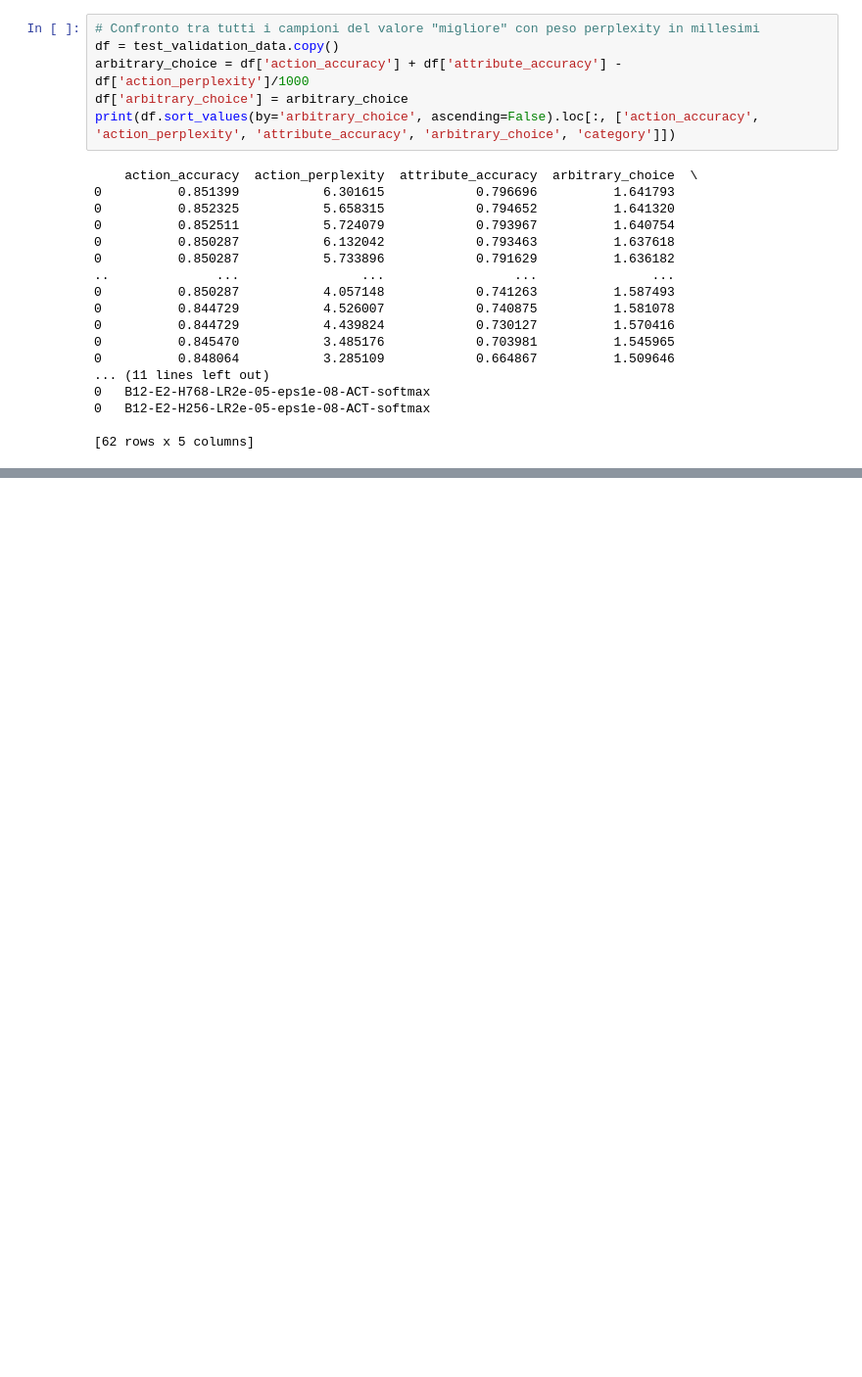
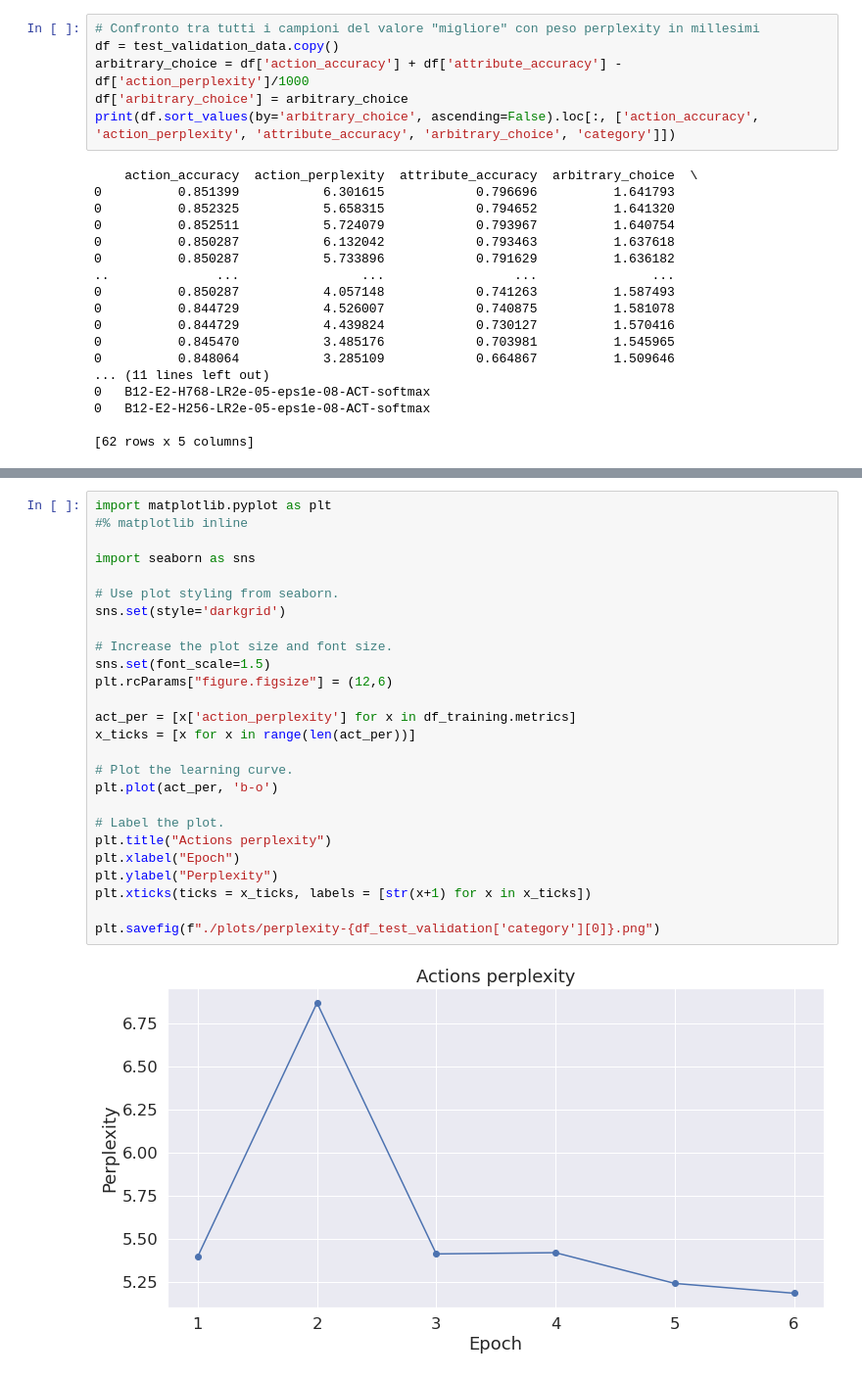
Before and after one commit to jmcrav/ActionPrediction4CA, a Jupyter notebook: colabNotebooks/confint/extract_case_study.ipynb, the cells around one changed output, grey strips where cells are left out. Shown at 98% size. Saved outputs shown, nothing was run; the diff lists cells and outputs as text; blank space fills up the shorter version.

```diff
--- a/colabNotebooks/confint/extract_case_study.ipynb
+++ b/colabNotebooks/confint/extract_case_study.ipynb
@@ -275,0 +335,28 @@ print(df.sort_values(by='arbitrary_choice', ascending=False).loc[:, ['action_acc
+# %%
+import matplotlib.pyplot as plt
+#% matplotlib inline
+
+import seaborn as sns
+
+# Use plot styling from seaborn.
+sns.set(style='darkgrid')
+
+# Increase the plot size and font size.
+sns.set(font_scale=1.5)
+plt.rcParams["figure.figsize"] = (12,6)
+
+act_per = [x['action_perplexity'] for x in df_training.metrics]
+x_ticks = [x for x in range(len(act_per))]
+
+# Plot the learning curve.
+plt.plot(act_per, 'b-o')
+
+# Label the plot.
+plt.title("Actions perplexity")
+plt.xlabel("Epoch")
+plt.ylabel("Perplexity")
+plt.xticks(ticks = x_ticks, labels = [str(x+1) for x in x_ticks])
+
+plt.savefig(f"./plots/perplexity-{df_test_validation['category'][0]}.png")
+# %% [output]
+[figure, added]
```
Also changed, not shown: parts of 2 cells of this notebook, 3 other files.
